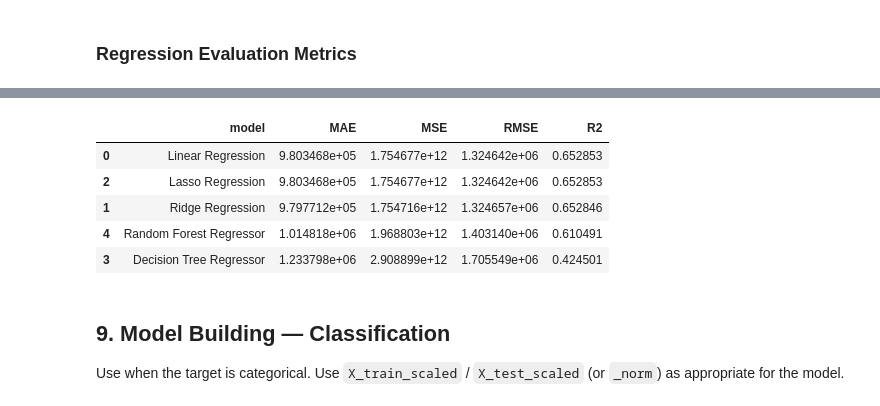
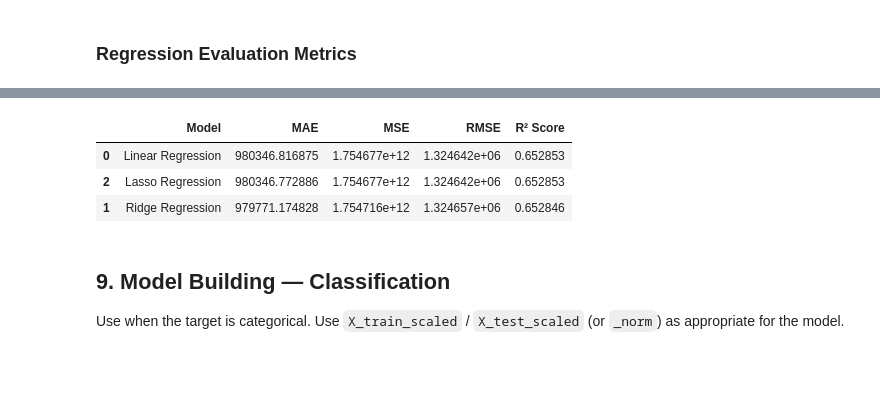
Before and after one commit to AhammedSameer46/bia-data-science, a Jupyter notebook: FIRST_PROJECT/MACHINE_LEARNING/Arun_Sir_Aissigment/Classification.ipynb, the cells around one changed output, grey strips where cells are left out. Saved outputs shown, nothing was run; the diff lists cells and outputs as text; code cells hidden in the pictures; blank space fills up the shorter version.

Commit message:
Fixed lot of error

```diff
--- a/FIRST_PROJECT/MACHINE_LEARNING/Arun_Sir_Aissigment/Housing.ipynb
+++ b/FIRST_PROJECT/MACHINE_LEARNING/Arun_Sir_Aissigment/Classification.ipynb
@@ -435,24 +435,42 @@ y_pred_rf = rf_reg.predict(X_test)
 # %% [markdown]
 ### Regression Evaluation Metrics
 # %%
-def regression_report(y_true, y_pred, model_name="Model"):
+from sklearn.metrics import mean_absolute_error, mean_squared_error, r2_score
+import pandas as pd
+import numpy as np
+
+def regression_summary(y_true, y_pred, model_name):
     mae = mean_absolute_error(y_true, y_pred)
     mse = mean_squared_error(y_true, y_pred)
     rmse = np.sqrt(mse)
     r2 = r2_score(y_true, y_pred)
-    print(f"--- {model_name} ---")
-    print(f"MAE  : {mae:.4f}")
-    print(f"MSE  : {mse:.4f}")
-    print(f"RMSE : {rmse:.4f}")
-    print(f"R2   : {r2:.4f}\n")
-    return {"model": model_name, "MAE": mae, "MSE": mse, "RMSE": rmse, "R2": r2}
 
-results = []
-results.append(regression_report(y_test, y_pred_lin, "Linear Regression"))
-results.append(regression_report(y_test, y_pred_ridge, "Ridge Regression"))
-results.append(regression_report(y_test, y_pred_lasso, "Lasso Regression"))
-results.append(regression_report(y_test, y_pred_dt, "Decision Tree Regressor"))
-results.append(regression_report(y_test, y_pred_rf, "Random Forest Regressor"))
+    print("=" * 50)
+    print(f"Model : {model_name}")
+    print("=" * 50)
+    print(f"MAE  : {mae:.2f}")
+    print(f"MSE  : {mse:.2f}")
+    print(f"RMSE : {rmse:.2f}")
+    print(f"R²   : {r2:.4f}")
+    print()
 
-pd.DataFrame(results).sort_values("RMSE")
+    return {
+        "Model": model_name,
+        "MAE": mae,
+        "MSE": mse,
+        "RMSE": rmse,
+        "R² Score": r2
+    }
+
+
+reg_results = []
+
+reg_results.append(regression_summary(y_test, y_pred_lin, "Linear Regression"))
+reg_results.append(regression_summary(y_test, y_pred_ridge, "Ridge Regression"))
+reg_results.append(regression_summary(y_test, y_pred_lasso, "Lasso Regression"))
+
+results_df = pd.DataFrame(reg_results)
+
+print("\nRegression Model Comparison")
+display(results_df.sort_values(by="R² Score", ascending=False))
 # %% [output]
@@ -476,9 +494,7 @@ R2   : 0.6105
-|  | model | MAE | MSE | RMSE | R2 |
-| 0 | Linear Regression | 9.803468e+05 | 1.754677e+12 | 1.324642e+06 | 0.652853 |
-| 2 | Lasso Regression | 9.803468e+05 | 1.754677e+12 | 1.324642e+06 | 0.652853 |
-| 1 | Ridge Regression | 9.797712e+05 | 1.754716e+12 | 1.324657e+06 | 0.652846 |
-| 4 | Random Forest Regressor | 1.014818e+06 | 1.968803e+12 | 1.403140e+06 | 0.610491 |
-| 3 | Decision Tree Regressor | 1.233798e+06 | 2.908899e+12 | 1.705549e+06 | 0.424501 |
+|  | Model | MAE | MSE | RMSE | R² Score |
+| 0 | Linear Regression | 980346.816875 | 1.754677e+12 | 1.324642e+06 | 0.652853 |
+| 2 | Lasso Regression | 980346.772886 | 1.754677e+12 | 1.324642e+06 | 0.652853 |
+| 1 | Ridge Regression | 979771.174828 | 1.754716e+12 | 1.324657e+06 | 0.652846 |
 # %% [markdown]
 ## 9. Model Building — Classification
 
```
Also changed, not shown: parts of 6 cells of this notebook.
